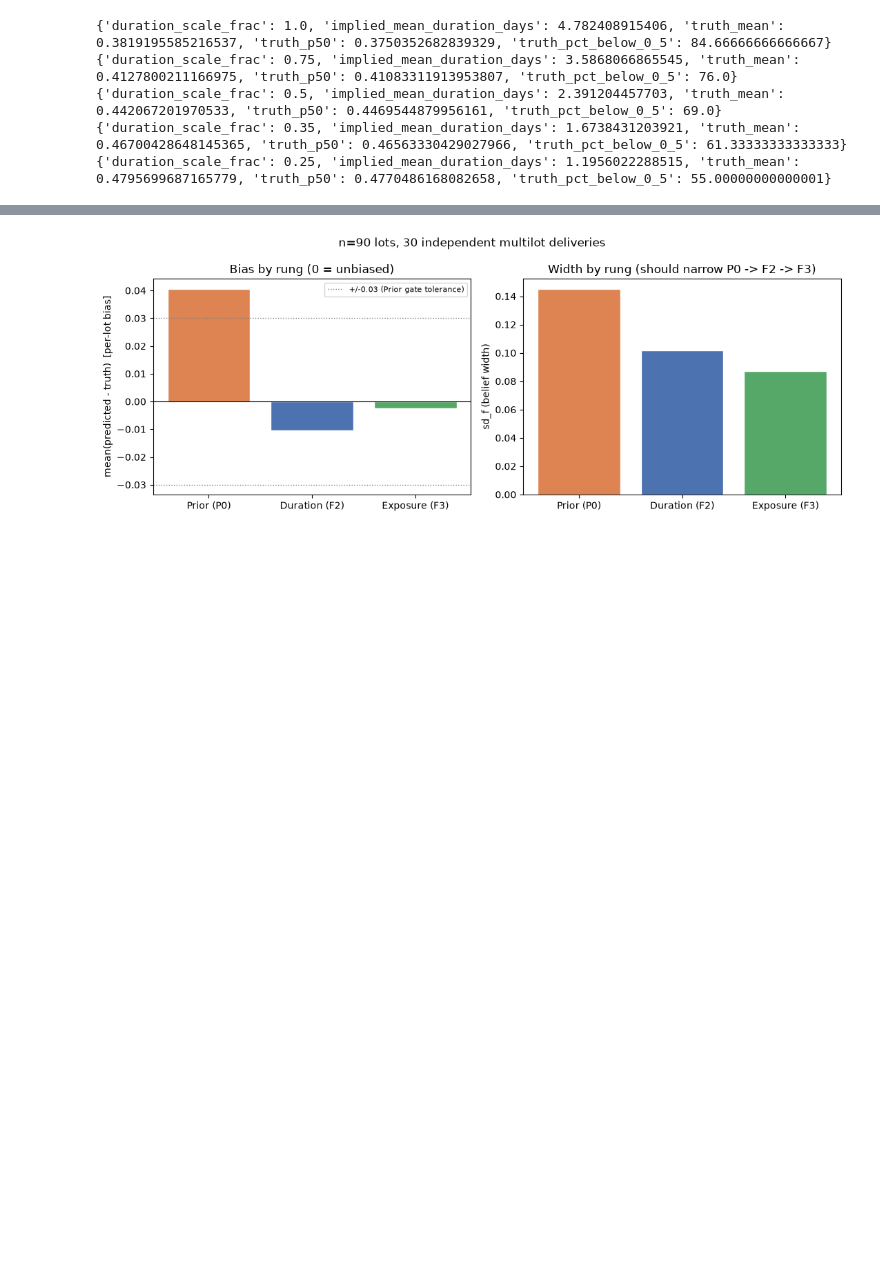
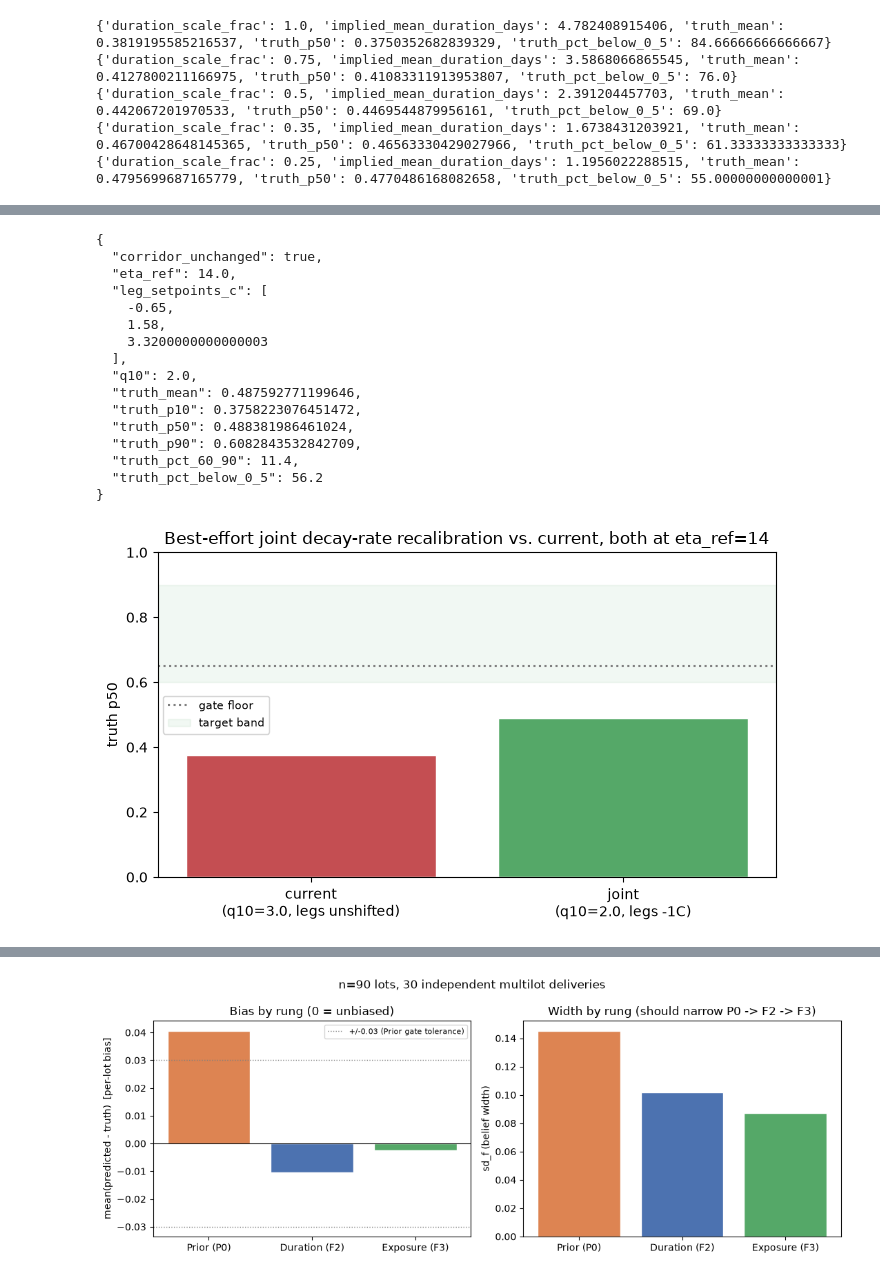
Before and after one commit to OliverEvans96/blueberries-voi, a Jupyter notebook: notebooks/t163_phase1_freshness_realism.ipynb, the cells around one changed output, grey strips where cells are left out. Drawn from its saved outputs; the diff is of its cells as text; code cells hidden in the pictures; blank space fills up the shorter version.

```diff
--- a/notebooks/t163_phase1_freshness_realism.ipynb
+++ b/notebooks/t163_phase1_freshness_realism.ipynb
@@ -332,0 +481,35 @@ the structural-issues section below, not attempted here.
+# %%
+joint = diag["joint_recalibration"]
+print(json.dumps(joint, indent=2))
+
+fig, ax = plt.subplots(figsize=(7, 4.2))
+labels = ["current\n(q10=3.0, legs unshifted)", "joint\n(q10=2.0, legs -1C)"]
+vals = [diag["sensitivity_q10"][-1]["truth_p50"], joint["truth_p50"]]
+ax.bar(labels, vals, color=[RED, GREEN], edgecolor="white")
+ax.axhline(0.65, color="gray", ls=":", label="gate floor")
+ax.axhspan(0.6, 0.9, color=GREEN, alpha=0.08, label="target band")
+ax.set_ylim(0, 1)
+ax.set_ylabel("truth p50")
+ax.set_title("Best-effort joint decay-rate recalibration vs. current, both at eta_ref=14")
+ax.legend(fontsize=8)
+fig.tight_layout()
+fig.savefig(FIG_DIR / "09_joint_recalibration.png", dpi=140)
+plt.show()
+# %% [output]
+{
+  "corridor_unchanged": true,
+  "eta_ref": 14.0,
+  "leg_setpoints_c": [
+    -0.65,
+    1.58,
+    3.3200000000000003
+  ],
+  "q10": 2.0,
+  "truth_mean": 0.487592771199646,
+  "truth_p10": 0.3758223076451472,
+  "truth_p50": 0.488381986461024,
+  "truth_p90": 0.6082843532842709,
+  "truth_pct_60_90": 11.4,
+  "truth_pct_below_0_5": 56.2
+}
+[figure, added]
```
Also changed, not shown: parts of 14 cells of this notebook, 5 other files.
